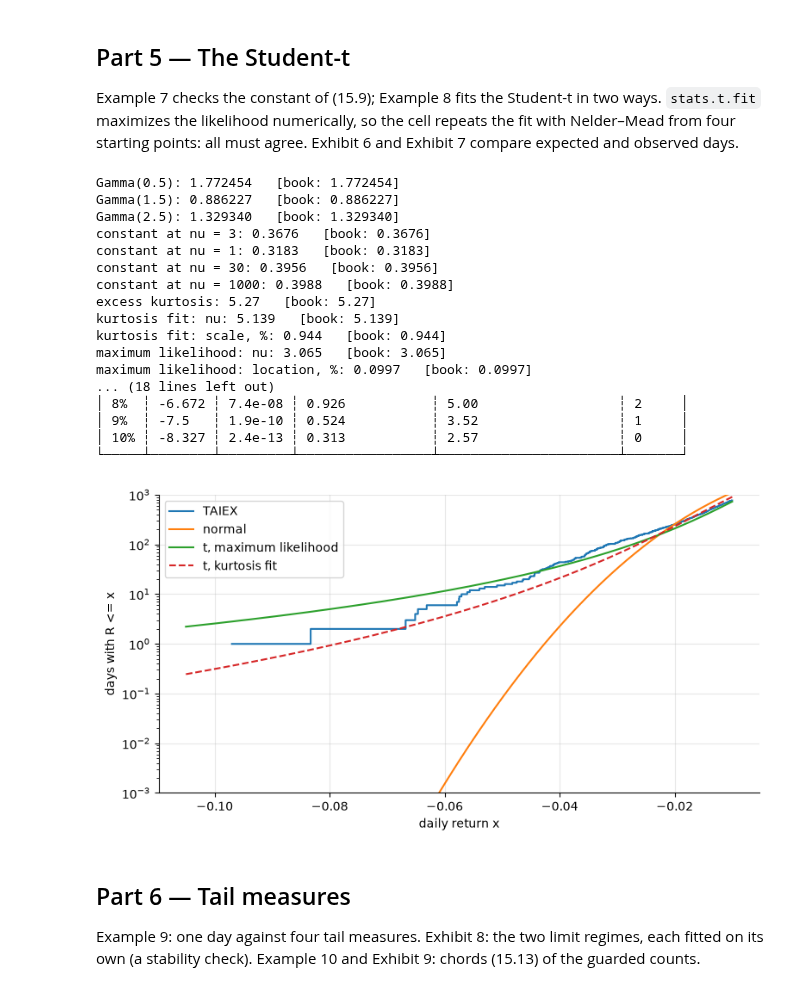
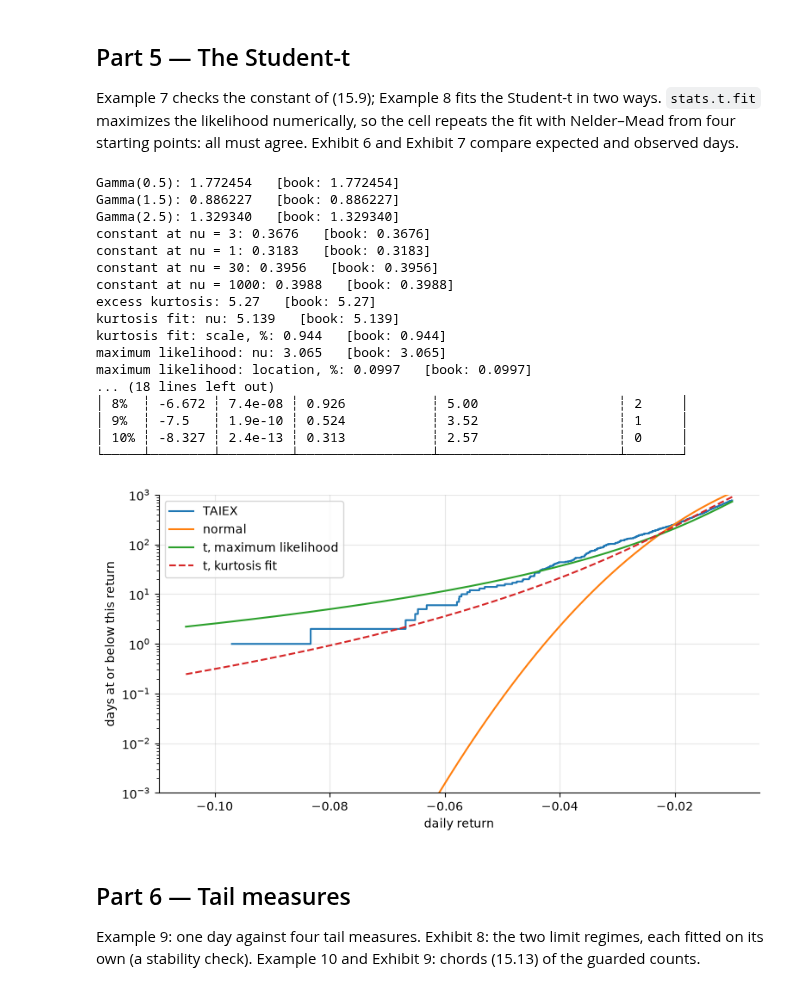
Before and after one commit to Benjamin-Teng/Quant-math-for-beginner, a Jupyter notebook: labs/LM15_lab/LM15_lab.ipynb, the cells around one changed output. Drawn from its saved outputs; the diff is of its cells as text; code cells hidden in the pictures.

```diff
--- a/labs/LM15_lab/LM15_lab.ipynb
+++ b/labs/LM15_lab/LM15_lab.ipynb
@@ -343,35 +343,35 @@ tab = pl.DataFrame({
     "normal": [sig3(T * stats.norm.cdf((-x - Rbar) / s)) for x in xs],
     "t, kurtosis fit": [sig3(T * stats.t.cdf((-x - Rbar) / sc_k, nu_k)) for x in xs],
     "t, maximum likelihood": [sig3(T * stats.t.cdf(-x, nu_m, loc_m, sc_m)) for x in xs],
     "TAIEX": [int((R <= -x + EPS).sum()) for x in xs]})
 print(tab)
 assert tab["t, maximum likelihood"].to_list() == ["210", "79.0", "36.6", "19.6", "11.6", "7.41", "5.00", "3.52", "2.57"]
 assert tab["TAIEX"].to_list() == [252, 108, 44, 15, 6, 2, 2, 1, 0]
 grid = np.linspace(-0.105, -0.01, 400)
 plt.semilogy(srt[srt <= -0.01 + EPS], np.arange(1, int((R <= -0.01 + EPS).sum()) + 1), drawstyle="steps-post", label="TAIEX")
 plt.semilogy(grid, T * stats.norm.cdf((grid - Rbar) / s), label="normal")
 plt.semilogy(grid, T * stats.t.cdf(grid, nu_m, loc_m, sc_m), label="t, maximum likelihood")
 plt.semilogy(grid, T * stats.t.cdf((grid - Rbar) / sc_k, nu_k), "--", label="t, kurtosis fit")
-plt.ylim(1e-3, 1e3); plt.xlabel("daily return x"); plt.ylabel("days with R <= x"); plt.legend(); plt.show()
+plt.ylim(1e-3, 1e3); plt.xlabel("daily return"); plt.ylabel("days at or below this return"); plt.legend(); plt.show()
 # %% [output]
 Gamma(0.5): 1.772454   [book: 1.772454]
 Gamma(1.5): 0.886227   [book: 0.886227]
 Gamma(2.5): 1.329340   [book: 1.329340]
 constant at nu = 3: 0.3676   [book: 0.3676]
 constant at nu = 1: 0.3183   [book: 0.3183]
 constant at nu = 30: 0.3956   [book: 0.3956]
 constant at nu = 1000: 0.3988   [book: 0.3988]
 excess kurtosis: 5.27   [book: 5.27]
 kurtosis fit: nu: 5.139   [book: 5.139]
 kurtosis fit: scale, %: 0.944   [book: 0.944]
 maximum likelihood: nu: 3.065   [book: 3.065]
 maximum likelihood: location, %: 0.0997   [book: 0.0997]
 ... (18 lines left out)
 │ 8%  ┆ -6.672 ┆ 7.4e-08 ┆ 0.926           ┆ 5.00                  ┆ 2     │
 │ 9%  ┆ -7.5   ┆ 1.9e-10 ┆ 0.524           ┆ 3.52                  ┆ 1     │
 │ 10% ┆ -8.327 ┆ 2.4e-13 ┆ 0.313           ┆ 2.57                  ┆ 0     │
 └─────┴────────┴─────────┴─────────────────┴───────────────────────┴───────┘
-[figure, old version]
+[figure, new version]
 # %% [markdown]
 ## Part 6 — Tail measures
 
```
Also changed, not shown: 42 other files.
